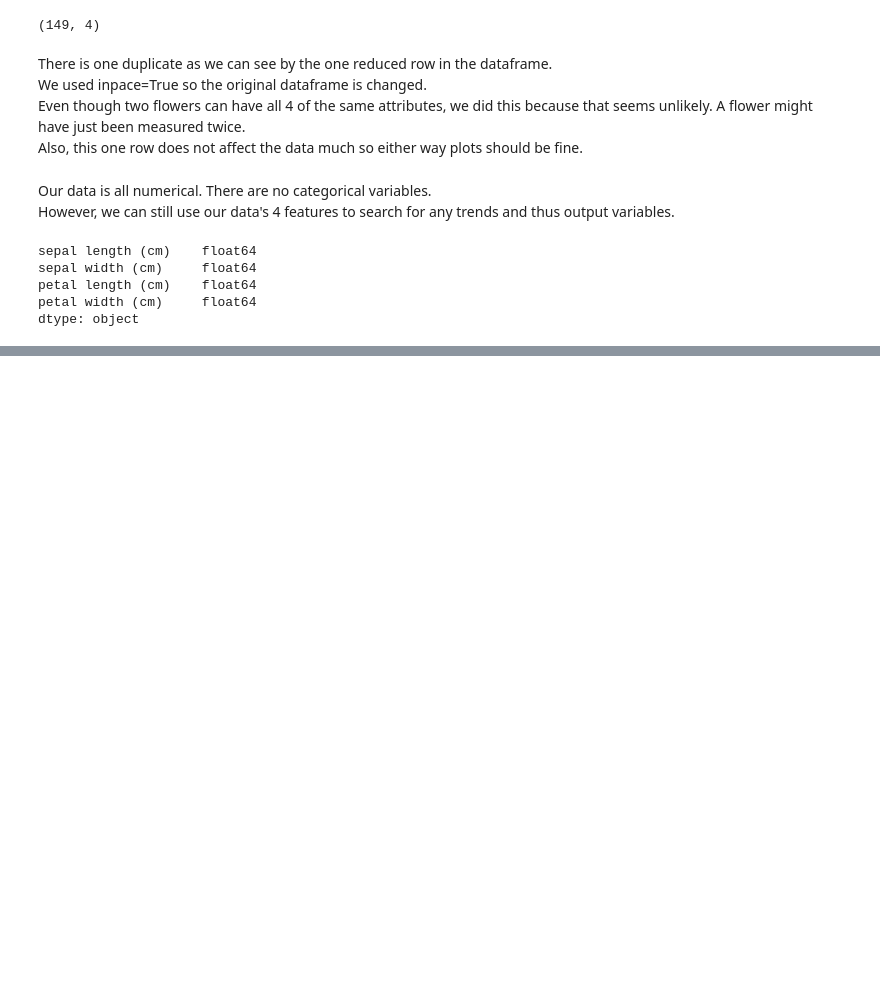
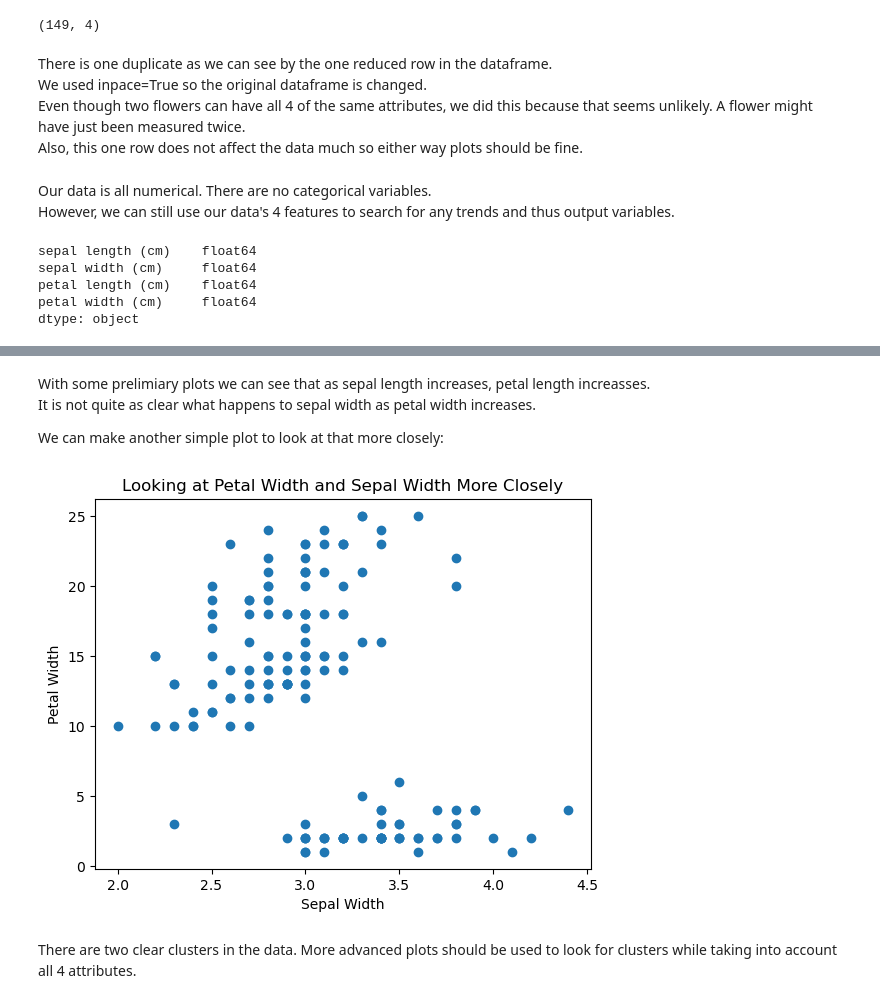
Before and after one commit to sokosaa/Machine-Learning-in-Mechanical-Engineering, a Jupyter notebook: HW1/casestudy1.ipynb, the cells around one changed output, grey strips where cells are left out. Cells and saved outputs as stored; diff of their text form; code cells hidden in the pictures; blank space fills up the shorter version.

```diff
--- a/HW1/casestudy1.ipynb
+++ b/HW1/casestudy1.ipynb
@@ -125,0 +136,18 @@ ax1.scatter(x=sepal_length, y=petal_length, color='red', s=petal_width) # s = si
+# %% [markdown]
+With some prelimiary plots we can see that as sepal length increases, petal length increasses.
+It is not quite as clear what happens to sepal width as petal width increases.
+
+We can make another simple plot to look at that more closely:
+# %%
+fig, ax2 = plt.subplots()
+
+scatter_plot2 = ax2.scatter(x=sepal_width, y=scaled_petal_width)
+
+ax2.set_xlabel('Sepal Width')
+ax2.set_ylabel('Petal Width')
+plt.title('Looking at Petal Width and Sepal Width More Closely')
+plt.show()
+# %% [output]
+[figure, added]
+# %% [markdown]
+There are two clear clusters in the data. More advanced plots should be used to look for clusters while taking into account all 4 attributes.
```
Also changed, not shown: parts of 2 cells of this notebook.
